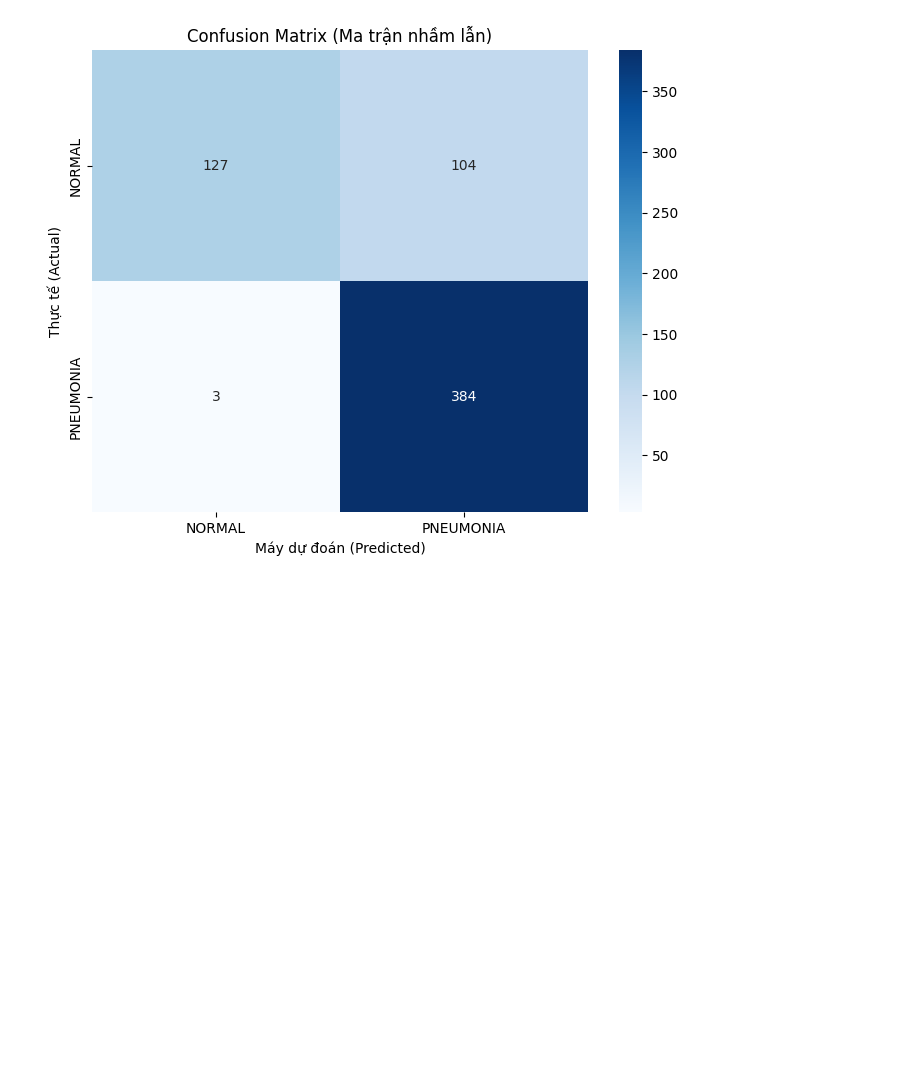
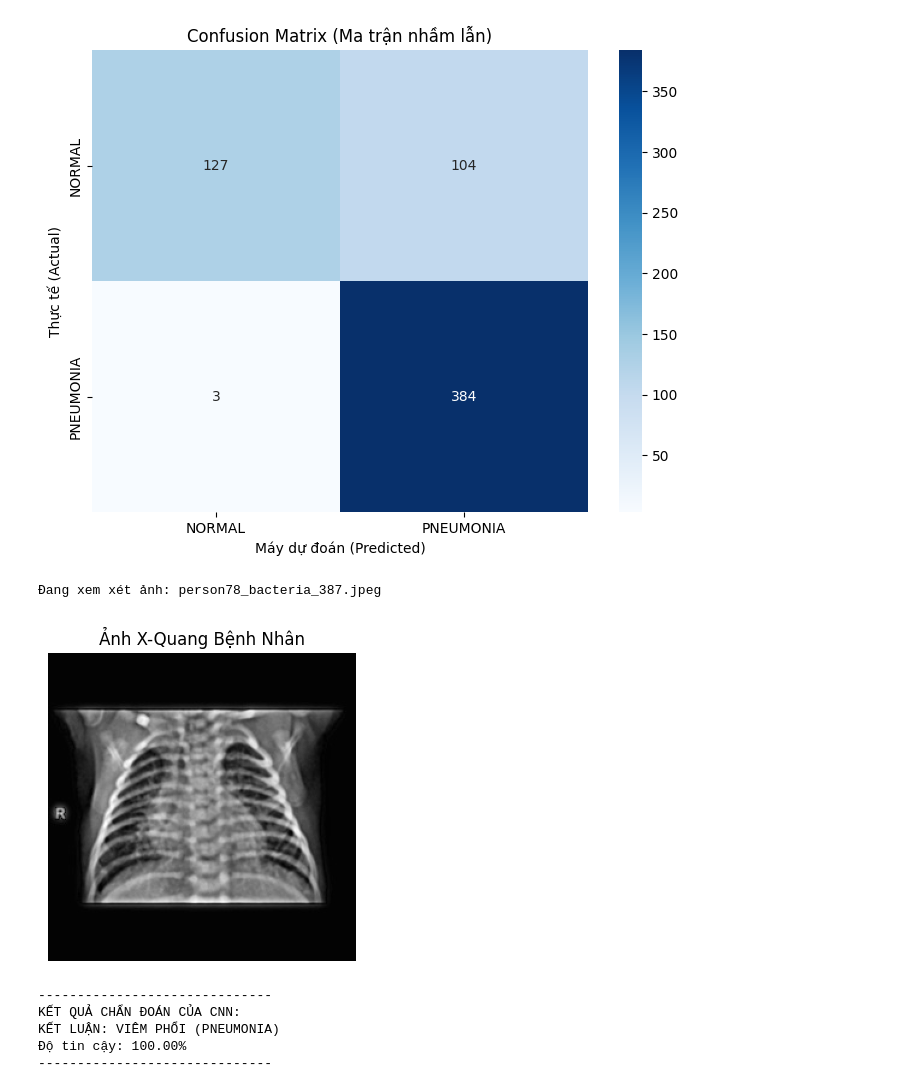
Before and after one commit to nguyendinhtanloc-Org/DigitalImageProcessingProject, a Jupyter notebook: notebooks/CNN.ipynb, the cells around one changed output. Drawn from its saved outputs; the diff is of its cells as text; code cells hidden in the pictures; blank space fills up the shorter version.

Commit message:
thêm phần dự đoán ảnh bất kì trong tập test kèm độ tin cậy

```diff
--- a/notebooks/CNN.ipynb
+++ b/notebooks/CNN.ipynb
@@ -368,3 +368,75 @@ Classification Report:
    macro avg       0.88      0.77      0.79       618
 weighted avg       0.86      0.83      0.81       618
 [figure]
+# %%
+import cv2
+import numpy as np
+import matplotlib.pyplot as plt
+from tensorflow.keras.models import load_model
+
+def predicted_after_train(image_path):
+    print(f"Đang xem xét ảnh: {os.path.basename(image_path)}")
+    try:
+        img = cv2.imread(image_path, cv2.IMREAD_GRAYSCALE)
+        if img is None:
+            print("Lỗi: Không đọc được ảnh. Kiểm tra lại đường dẫn!")
+            return
+
+        plt.figure(figsize=(4, 4))
+        plt.imshow(img, cmap='gray')
+        plt.title("Ảnh X-Quang Bệnh Nhân")
+        plt.axis('off')
+        plt.show()
+
+        img_resized = cv2.resize(img, (150, 150))
+        img_input = np.array(img_resized) / 255.0
+        img_input = img_input.reshape(1, 150, 150, 1)
+
+        global model_best
+        if 'model_best' not in globals():
+            model_best = load_model('cnn_pneumonia_model.keras')
+
+        prediction = model_best.predict(img_input, verbose=0)
+        score = prediction[0][0] # Giá trị từ 0.0 đến 1.0
+
+        # B5: Phán bệnh
+        print("-" * 30)
+        print("KẾT QUẢ CHẨN ĐOÁN CỦA CNN:")
+
+        if score >= 0.5:
+            do_tin_cay = score * 100
+            print(f"KẾT LUẬN: VIÊM PHỔI (PNEUMONIA)")
+            print(f"Độ tin cậy: {do_tin_cay:.2f}%")
+        else:
+            do_tin_cay = (1 - score) * 100
+            print(f"KẾT LUẬN: BÌNH THƯỜNG (NORMAL)")
+            print(f"Độ tin cậy: {do_tin_cay:.2f}%")
+        print("-" * 30)
+
+    except Exception as e:
+        print(f"Có lỗi xảy ra: {e}")
+
+TEST_PATH = '/kaggle/input/processed-img-2/processed/test'
+# TEST_DIR = os.path.join('..', 'data', 'processed', 'test') # Local
+# (Code dưới tự lấy lại biến test_path từ cell trước cho tiện)
+
+if 'TEST_PATH' in globals() and os.path.exists(TEST_PATH):
+    import random
+
+    folder_benh = os.path.join(TEST_PATH, 'PNEUMONIA')
+    ds_anh_benh = os.listdir(folder_benh)
+    anh_ngau_nhien = random.choice(ds_anh_benh)
+    path_anh = os.path.join(folder_benh, anh_ngau_nhien)
+
+    predicted_after_train(path_anh)
+
+else:
+    print("Chưa xác định được folder Test. Bạn hãy nhập đường dẫn ảnh cụ thể vào hàm nhé!")
+# %% [output]
+Đang xem xét ảnh: person78_bacteria_387.jpeg
+[figure, added]
+------------------------------
+KẾT QUẢ CHẨN ĐOÁN CỦA CNN:
+KẾT LUẬN: VIÊM PHỔI (PNEUMONIA)
+Độ tin cậy: 100.00%
+------------------------------
```
